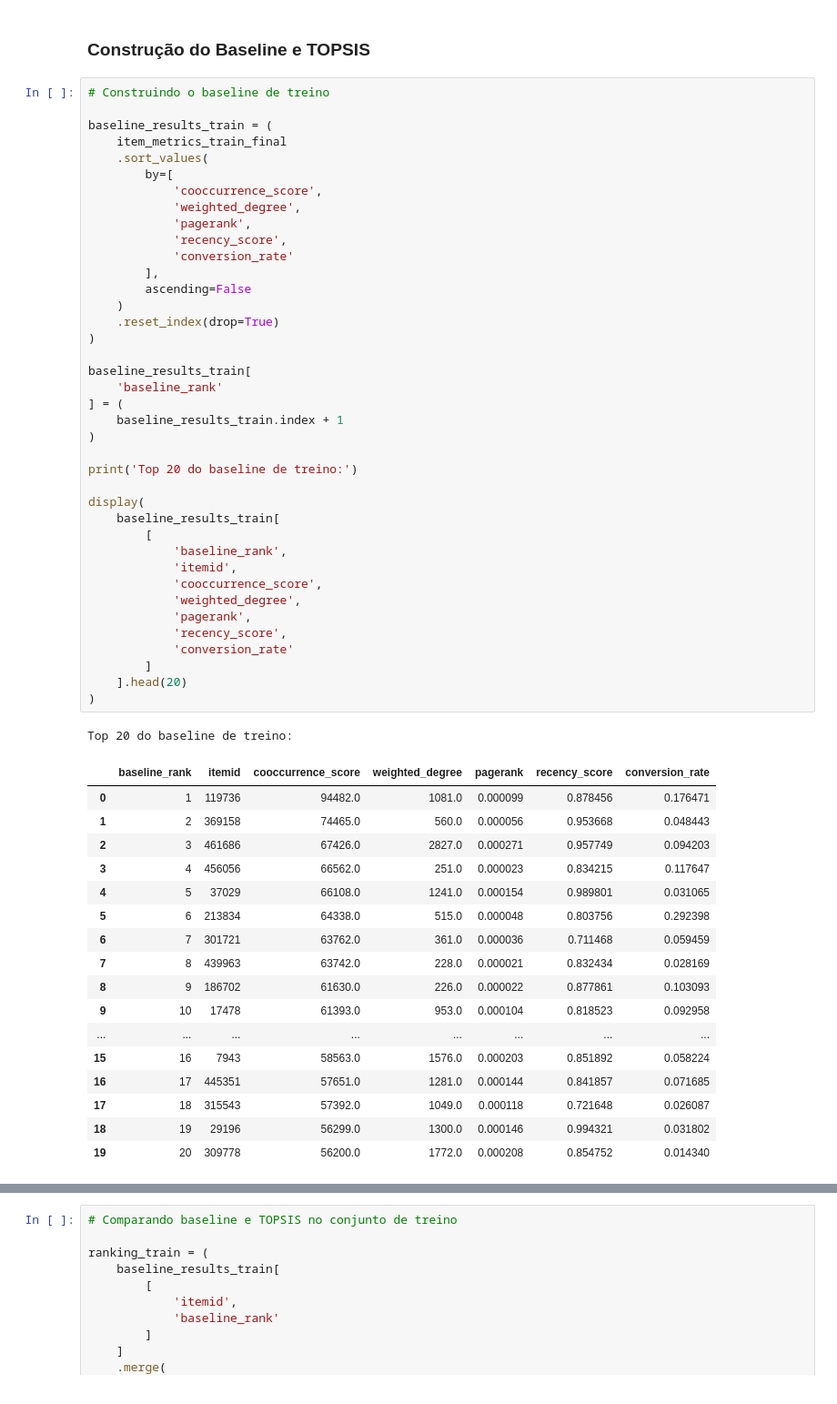
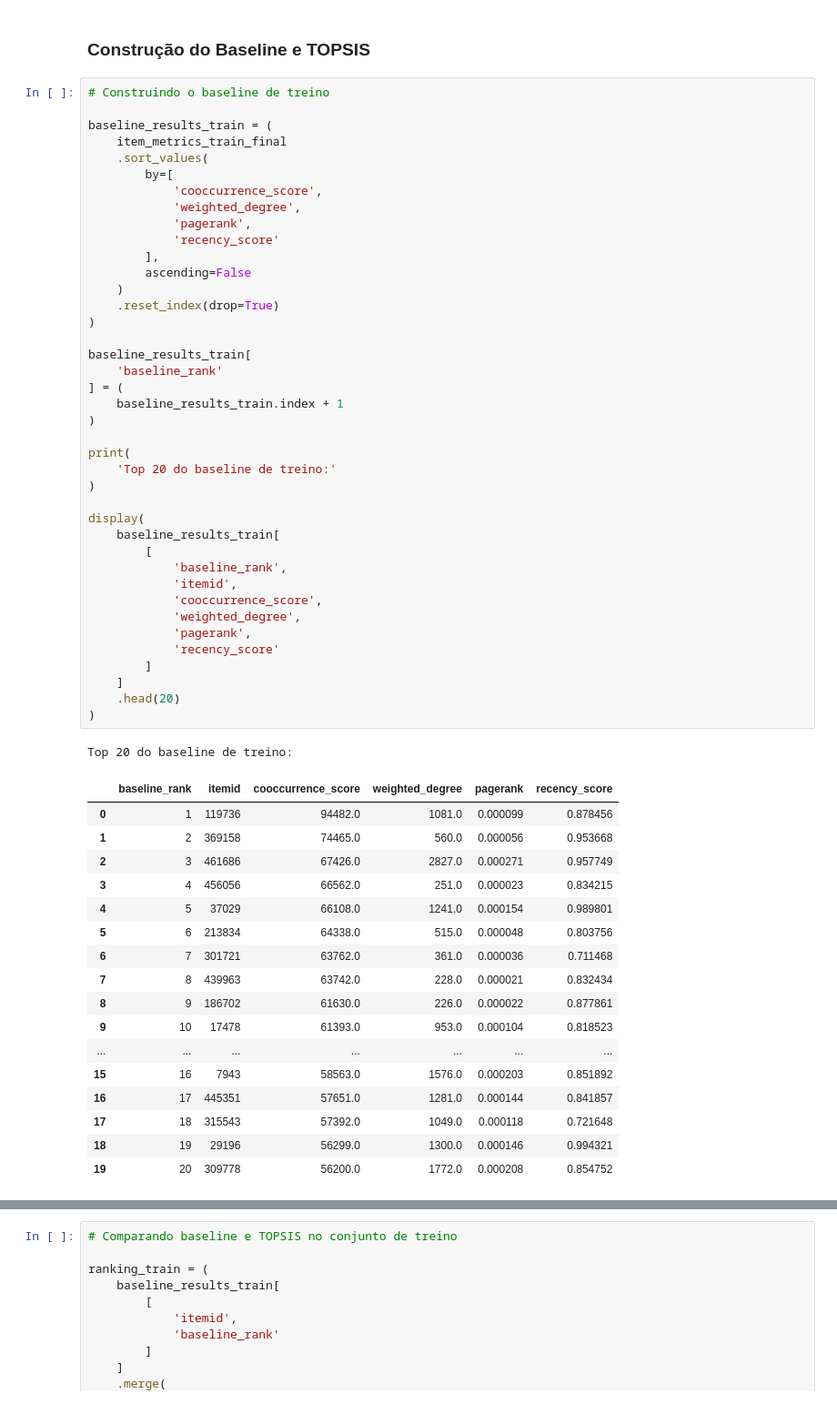
Before and after one commit to sandydiamantino/retailrocket-topsis, a Jupyter notebook: notebook/enmc_topsis.ipynb, the cells around one changed output, grey strips where cells are left out. Shown at 91% size. Cells and saved outputs as stored; diff of their text form.

```diff
--- a/notebook/enmc_topsis.ipynb
+++ b/notebook/enmc_topsis.ipynb
@@ -1613,56 +1627,57 @@ baseline_results_train = (
     .sort_values(
         by=[
             'cooccurrence_score',
             'weighted_degree',
             'pagerank',
-            'recency_score',
-            'conversion_rate'
+            'recency_score'
         ],
         ascending=False
     )
     .reset_index(drop=True)
 )
 
 baseline_results_train[
     'baseline_rank'
 ] = (
     baseline_results_train.index + 1
 )
 
-print('Top 20 do baseline de treino:')
+print(
+    'Top 20 do baseline de treino:'
+)
 
 display(
     baseline_results_train[
         [
             'baseline_rank',
             'itemid',
             'cooccurrence_score',
             'weighted_degree',
             'pagerank',
-            'recency_score',
-            'conversion_rate'
+            'recency_score'
         ]
-    ].head(20)
+    ]
+    .head(20)
 )
 # %% [output]
 Top 20 do baseline de treino:
-|  | baseline_rank | itemid | cooccurrence_score | weighted_degree | pagerank | recency_score | conversion_rate |
-| 0 | 1 | 119736 | 94482.0 | 1081.0 | 0.000099 | 0.878456 | 0.176471 |
-| 1 | 2 | 369158 | 74465.0 | 560.0 | 0.000056 | 0.953668 | 0.048443 |
-| 2 | 3 | 461686 | 67426.0 | 2827.0 | 0.000271 | 0.957749 | 0.094203 |
-| 3 | 4 | 456056 | 66562.0 | 251.0 | 0.000023 | 0.834215 | 0.117647 |
-| 4 | 5 | 37029 | 66108.0 | 1241.0 | 0.000154 | 0.989801 | 0.031065 |
-| 5 | 6 | 213834 | 64338.0 | 515.0 | 0.000048 | 0.803756 | 0.292398 |
-| 6 | 7 | 301721 | 63762.0 | 361.0 | 0.000036 | 0.711468 | 0.059459 |
-| 7 | 8 | 439963 | 63742.0 | 228.0 | 0.000021 | 0.832434 | 0.028169 |
-| 8 | 9 | 186702 | 61630.0 | 226.0 | 0.000022 | 0.877861 | 0.103093 |
-| 9 | 10 | 17478 | 61393.0 | 953.0 | 0.000104 | 0.818523 | 0.092958 |
-| ... | ... | ... | ... | ... | ... | ... | ... |
-| 15 | 16 | 7943 | 58563.0 | 1576.0 | 0.000203 | 0.851892 | 0.058224 |
-| 16 | 17 | 445351 | 57651.0 | 1281.0 | 0.000144 | 0.841857 | 0.071685 |
-| 17 | 18 | 315543 | 57392.0 | 1049.0 | 0.000118 | 0.721648 | 0.026087 |
-| 18 | 19 | 29196 | 56299.0 | 1300.0 | 0.000146 | 0.994321 | 0.031802 |
-| 19 | 20 | 309778 | 56200.0 | 1772.0 | 0.000208 | 0.854752 | 0.014340 |
+|  | baseline_rank | itemid | cooccurrence_score | weighted_degree | pagerank | recency_score |
+| 0 | 1 | 119736 | 94482.0 | 1081.0 | 0.000099 | 0.878456 |
+| 1 | 2 | 369158 | 74465.0 | 560.0 | 0.000056 | 0.953668 |
+| 2 | 3 | 461686 | 67426.0 | 2827.0 | 0.000271 | 0.957749 |
+| 3 | 4 | 456056 | 66562.0 | 251.0 | 0.000023 | 0.834215 |
+| 4 | 5 | 37029 | 66108.0 | 1241.0 | 0.000154 | 0.989801 |
+| 5 | 6 | 213834 | 64338.0 | 515.0 | 0.000048 | 0.803756 |
+| 6 | 7 | 301721 | 63762.0 | 361.0 | 0.000036 | 0.711468 |
+| 7 | 8 | 439963 | 63742.0 | 228.0 | 0.000021 | 0.832434 |
+| 8 | 9 | 186702 | 61630.0 | 226.0 | 0.000022 | 0.877861 |
+| 9 | 10 | 17478 | 61393.0 | 953.0 | 0.000104 | 0.818523 |
+| ... | ... | ... | ... | ... | ... | ... |
+| 15 | 16 | 7943 | 58563.0 | 1576.0 | 0.000203 | 0.851892 |
+| 16 | 17 | 445351 | 57651.0 | 1281.0 | 0.000144 | 0.841857 |
+| 17 | 18 | 315543 | 57392.0 | 1049.0 | 0.000118 | 0.721648 |
+| 18 | 19 | 29196 | 56299.0 | 1300.0 | 0.000146 | 0.994321 |
+| 19 | 20 | 309778 | 56200.0 | 1772.0 | 0.000208 | 0.854752 |
 # %%
 # Aplicando TOPSIS aos critérios
 
```
Also changed, not shown: parts of 7 cells of this notebook.
